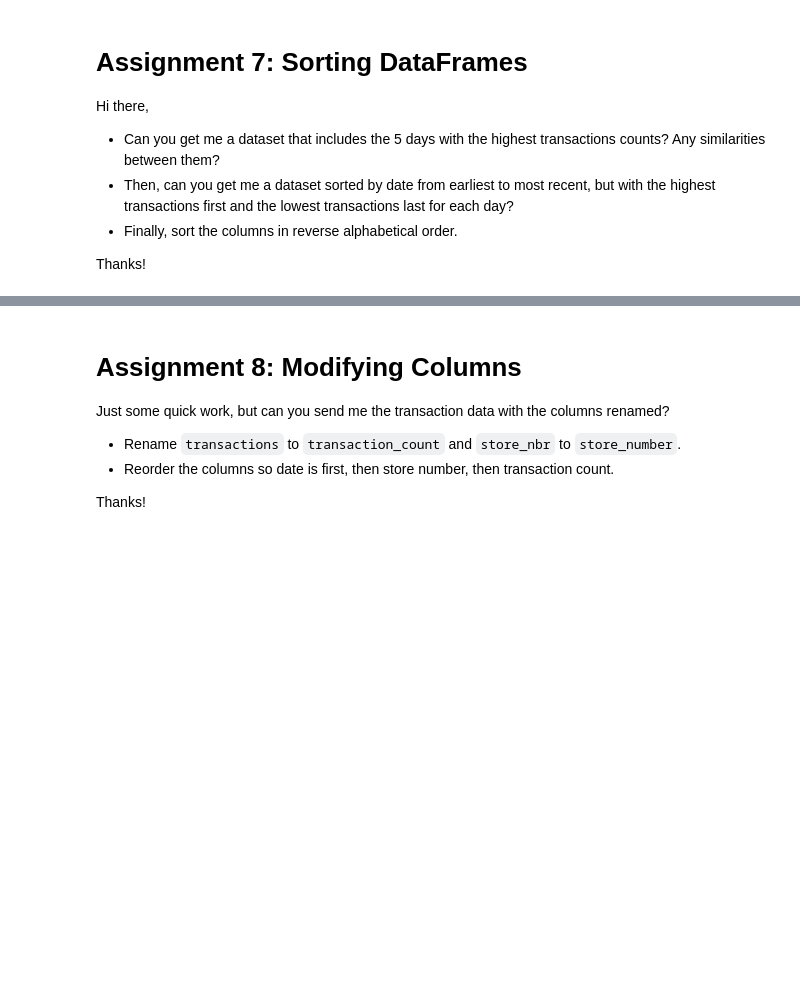
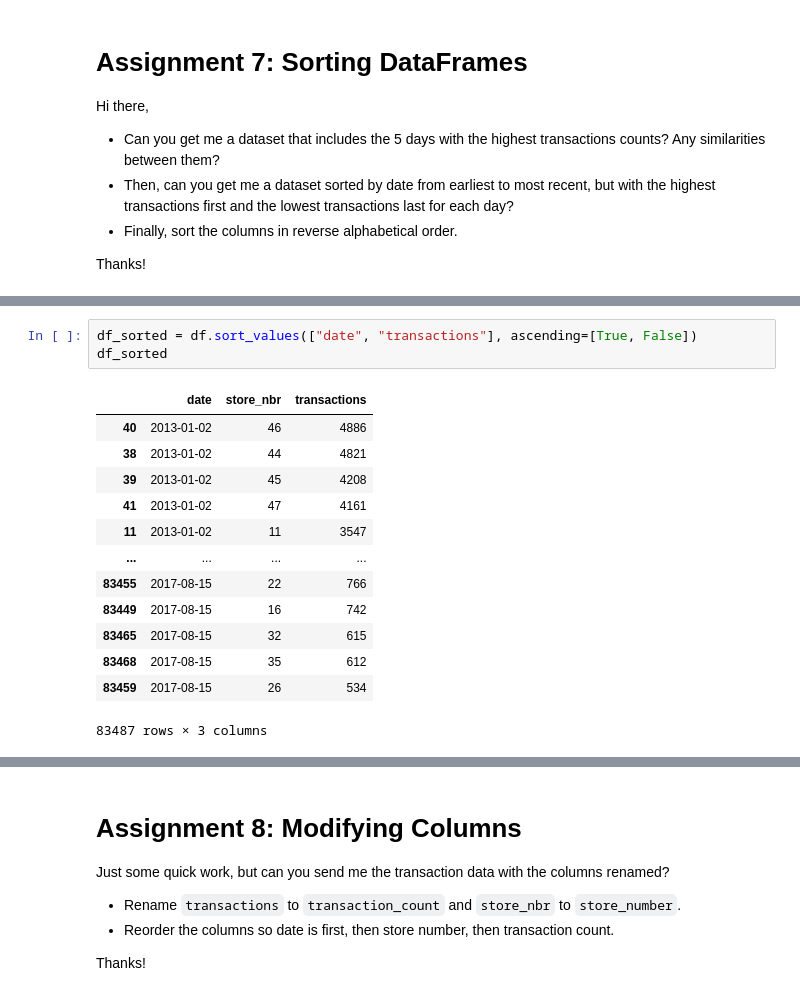
Before and after one commit to Devilstix/BIT_Data_analyst, a Jupyter notebook: 03_python/lectures/10_lesson/section03_DataFrames.ipynb, the cells around one changed output, grey strips where cells are left out. Cells and saved outputs as stored; diff of their text form; blank space fills up the shorter version.

```diff
--- a/03_python/lectures/10_lesson/section03_DataFrames.ipynb
+++ b/03_python/lectures/10_lesson/section03_DataFrames.ipynb
@@ -231,0 +276,17 @@ transactions.head()
+# %%
+df_sorted = df.sort_values(["date", "transactions"], ascending=[True, False])
+df_sorted
+# %% [output]
+|  | date | store_nbr | transactions |
+| 40 | 2013-01-02 | 46 | 4886 |
+| 38 | 2013-01-02 | 44 | 4821 |
+| 39 | 2013-01-02 | 45 | 4208 |
+| 41 | 2013-01-02 | 47 | 4161 |
+| 11 | 2013-01-02 | 11 | 3547 |
+| ... | ... | ... | ... |
+| 83455 | 2017-08-15 | 22 | 766 |
+| 83449 | 2017-08-15 | 16 | 742 |
+| 83465 | 2017-08-15 | 32 | 615 |
+| 83468 | 2017-08-15 | 35 | 612 |
+| 83459 | 2017-08-15 | 26 | 534 |
+83487 rows × 3 columns
```
Also changed, not shown: parts of 23 cells of this notebook.
